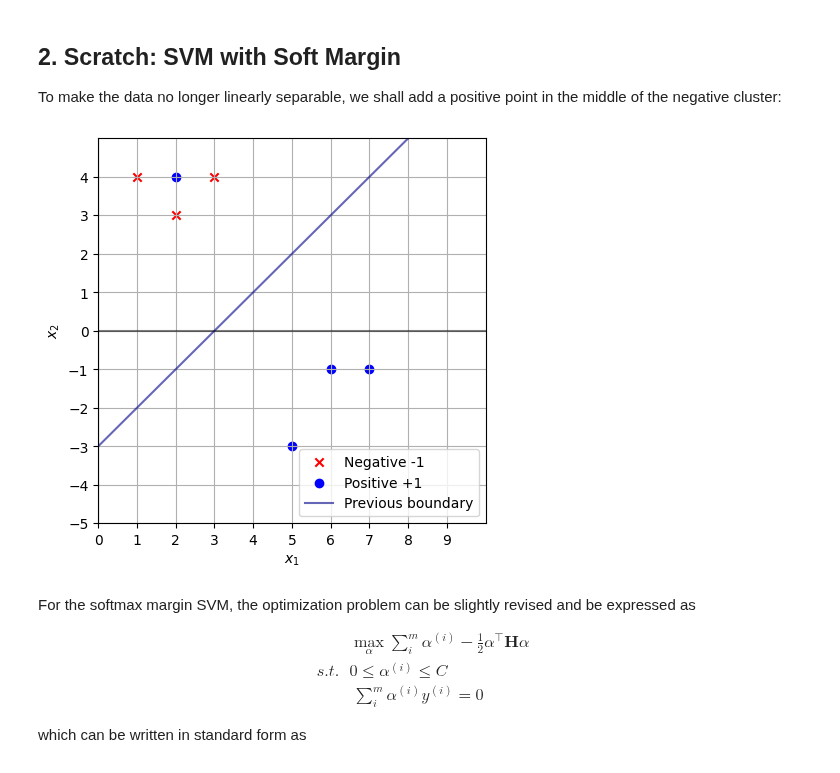
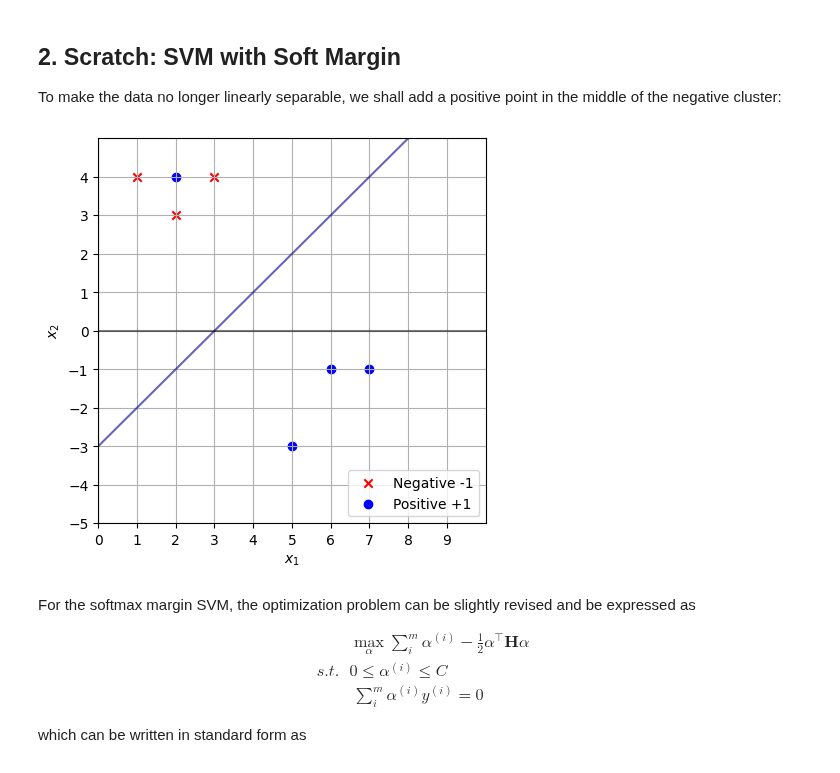
Before and after one commit to chaklam-silpasuwanchai/Python-for-Machine-Learning, a Jupyter notebook: 01 - Supervised/02 - Classification/04 - SVM/01 - SVM.ipynb, the cells around one changed output. Drawn from its saved outputs; the diff is of its cells as text; code cells hidden in the pictures.

```diff
--- a/01 - Supervised/02 - Classification/04 - SVM/01 - SVM.ipynb
+++ b/01 - Supervised/02 - Classification/04 - SVM/01 - SVM.ipynb
@@ -559,35 +573,35 @@ x_neg = np.array([[3,4],[1,4],[2,3]])
 y_neg = np.array([-1,-1,-1])
 x_pos = np.array([[6,-1],[7,-1],[5,-3],[2,4]])
 y_pos = np.array([1,1,1,1])
 x1 = np.linspace(-10,10)
 x = np.vstack((np.linspace(-10,10),np.linspace(-10,10)))
 
 
 fig = plt.figure(figsize = (5,5))
 plt.scatter(x_neg[:,0], x_neg[:,1], marker = 'x', color = 'r', label = 'Negative -1')
 plt.scatter(x_pos[:,0], x_pos[:,1], marker = 'o', color = 'b',label = 'Positive +1')
-plt.plot(x1, x1  - 3, color = 'darkblue', alpha = .6, label = 'Previous boundary')
+plt.plot(x1, x1  - 3, color = 'darkblue', alpha = .6)
 plt.xlim(0,10)
 plt.ylim(-5,5)
 plt.xticks(np.arange(0, 10, step=1))
 plt.yticks(np.arange(-5, 5, step=1))
 
 #Lines
 plt.axvline(0, color = 'black', alpha = .5)
 plt.axhline(0,color = 'black', alpha = .5)
 
 
 plt.xlabel('$x_1$')
 plt.ylabel('$x_2$')
 
 plt.legend(loc = 'lower right')
 plt.grid()
 
 #New dataset (for later)
 X = np.array([[3,4],[1,4],[2,3],[6,-1],[7,-1],[5,-3],[2,4]] )
 y = np.array([-1,-1, -1, 1, 1 , 1, 1 ])
 # %% [output]
-[figure, old version]
+[figure, new version]
 # %% [markdown]
 For the softmax margin SVM, the optimization problem can be slightly revised and be expressed as
 
```
Also changed, not shown: parts of 2 cells of this notebook.
